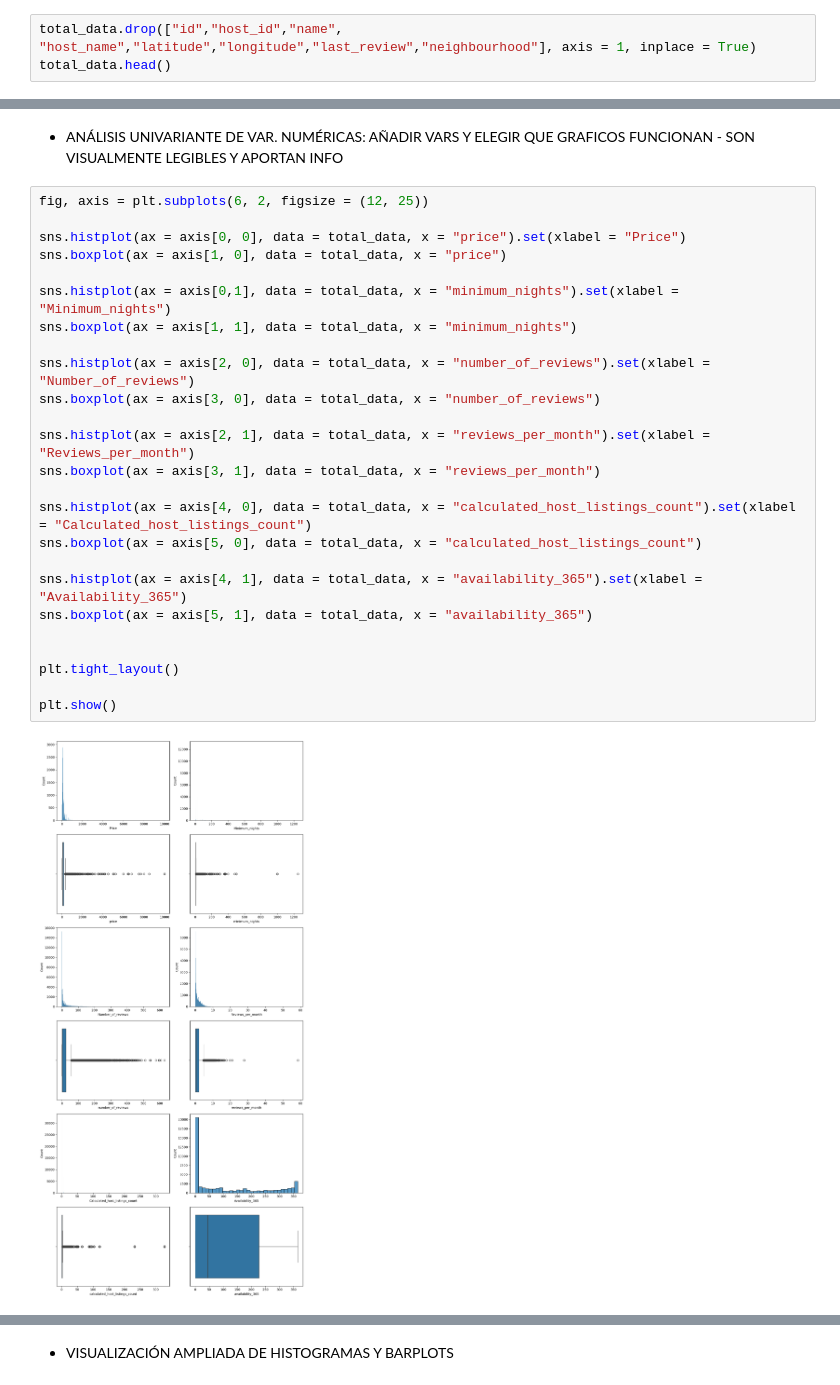
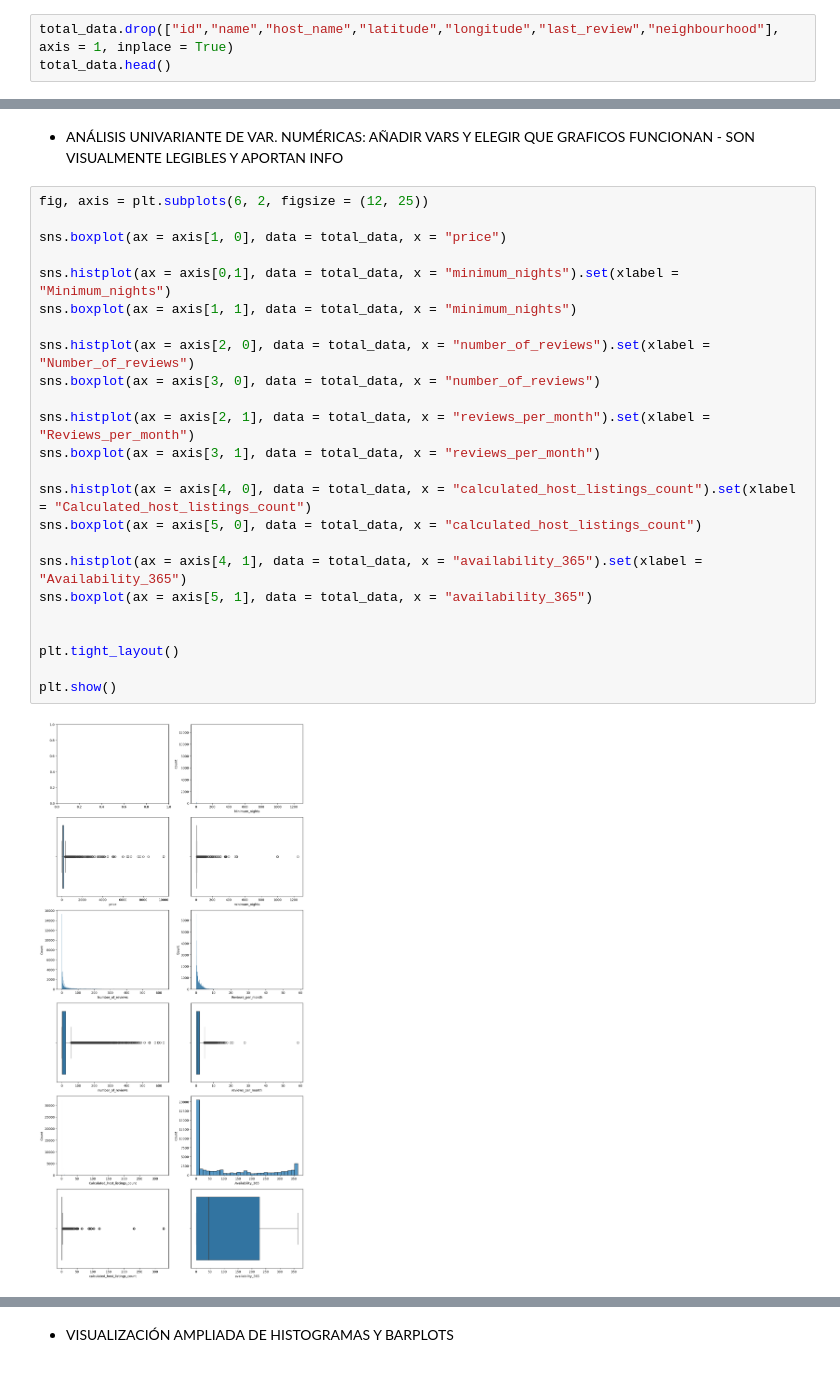
Before and after one commit to 4GeeksAcademy/CristinaChico_EDA, a Jupyter notebook: src/explore.ipynb, the cells around one changed output, grey strips where cells are left out. Cells and saved outputs as stored; diff of their text form.

```diff
--- a/src/explore.ipynb
+++ b/src/explore.ipynb
@@ -69,6 +75,6 @@ No se encuentran duplicados
 # %% [markdown]
 * ELIMINAR INFO IRRELEVANTE
 # %%
-total_data.drop(["id","host_id","name", "host_name","latitude","longitude","last_review","neighbourhood"], axis = 1, inplace = True)
+total_data.drop(["id","name","host_name","latitude","longitude","last_review","neighbourhood"], axis = 1, inplace = True)
 total_data.head()
 # %% [output]
@@ -136,29 +142,28 @@ AÑADIR VARS Y ELEGIR QUE GRAFICOS FUNCIONAN - SON VISUALMENTE LEGIBLES Y APORTA
 # %%
 fig, axis = plt.subplots(6, 2, figsize = (12, 25))
 
-sns.histplot(ax = axis[0, 0], data = total_data, x = "price").set(xlabel = "Price")
 sns.boxplot(ax = axis[1, 0], data = total_data, x = "price")
 
 sns.histplot(ax = axis[0,1], data = total_data, x = "minimum_nights").set(xlabel = "Minimum_nights")
 sns.boxplot(ax = axis[1, 1], data = total_data, x = "minimum_nights")
 
 sns.histplot(ax = axis[2, 0], data = total_data, x = "number_of_reviews").set(xlabel = "Number_of_reviews")
 sns.boxplot(ax = axis[3, 0], data = total_data, x = "number_of_reviews")
 
 sns.histplot(ax = axis[2, 1], data = total_data, x = "reviews_per_month").set(xlabel = "Reviews_per_month")
 sns.boxplot(ax = axis[3, 1], data = total_data, x = "reviews_per_month")
 
 sns.histplot(ax = axis[4, 0], data = total_data, x = "calculated_host_listings_count").set(xlabel = "Calculated_host_listings_count")
 sns.boxplot(ax = axis[5, 0], data = total_data, x = "calculated_host_listings_count")
 
 sns.histplot(ax = axis[4, 1], data = total_data, x = "availability_365").set(xlabel = "Availability_365")
 sns.boxplot(ax = axis[5, 1], data = total_data, x = "availability_365")
 
 
 plt.tight_layout()
 
 plt.show()
 # %% [output]
-[figure, old version]
+[figure, new version]
 # %% [markdown]
 * CONCLUSIONES DEL ANÁLISIS Vars. NUMÉRICAS(I):
```
Also changed, not shown: parts of 9 cells of this notebook.
